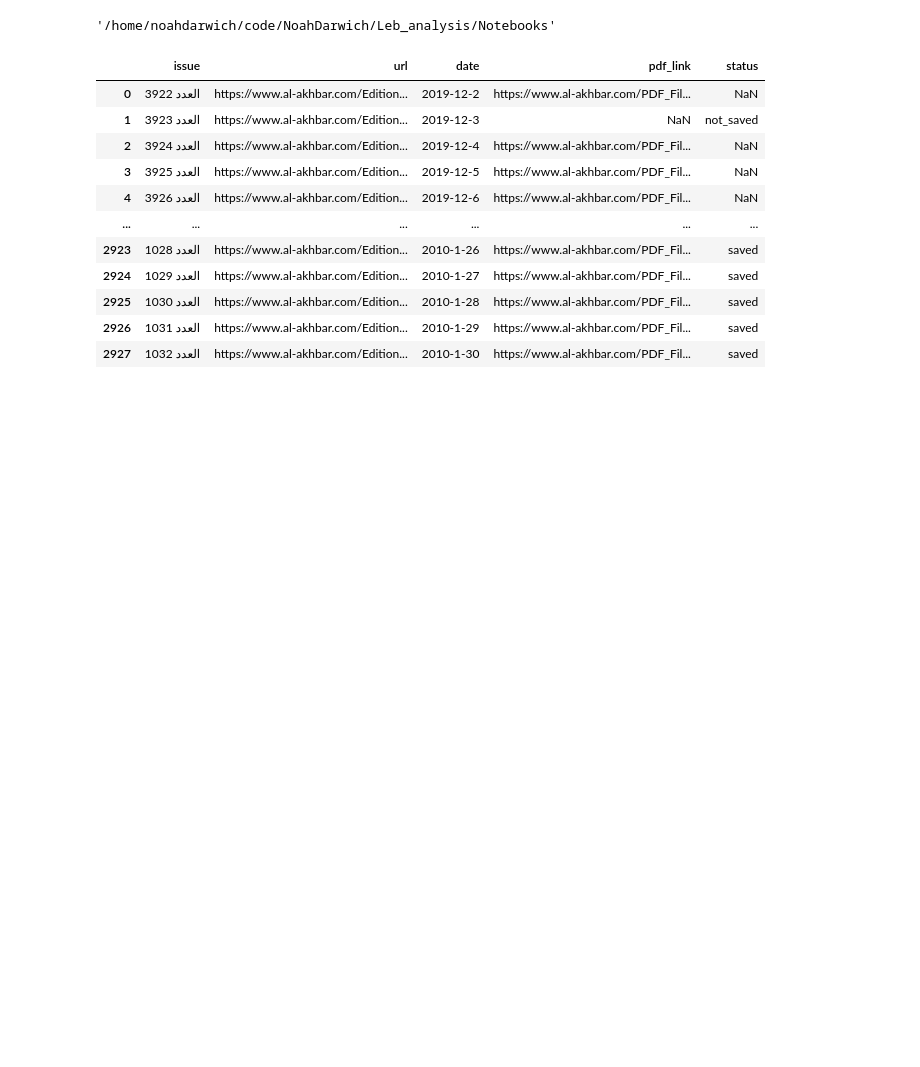
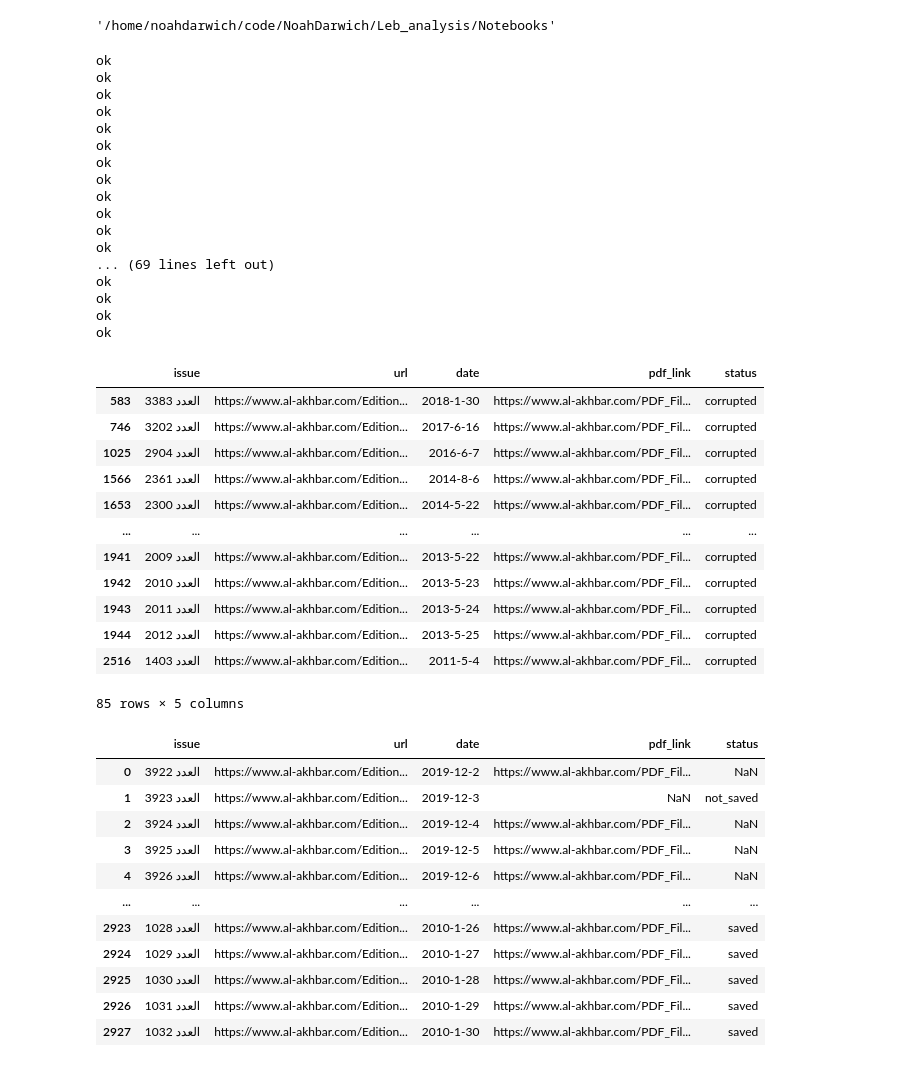
Before and after one commit to NoahDarwich/Leb_analysis, a Jupyter notebook: Notebooks/webscrape.ipynb, the cells around one changed output. Saved outputs shown, nothing was run; the diff lists cells and outputs as text; code cells hidden in the pictures; blank space fills up the shorter version.

Commit message:
uploaded all files

```diff
--- a/Notebooks/webscrape.ipynb
+++ b/Notebooks/webscrape.ipynb
@@ -212,3 +209,69 @@ df_results
+# %%
+def save_pdfs_(df,creds):
+
+    service = build('drive', 'v3', credentials=creds)
+
+    for _,row in df.iterrows():
+        name = row['date'] +'.pdf'
+        link = row['pdf_link']
+        folder_id = '1OIT-XMGYtQd-EPNParT8dDVegLih-NZc'
+        results = service.files().list(q=f"mimeType != 'application/vnd.google-apps.folder' and trashed = false and name='{name}' and '{folder_id}' in parents",fields="nextPageToken, files(id, name)").execute()
+        files = results.get("files", [])
+        if files:
+            print(F'file with name {name} already exists in the folder')
+        else:
+            response = requests.get(link)
+            file = tempfile.NamedTemporaryFile()
+            file.write(response.content)
+            file.seek(0)
+
+            file_metadata = {'name': name,'parents':[folder_id]}
+
+            media = MediaFileUpload(file.name,
+                                mimetype='application/pdf')
+
+            service.files().create(body=file_metadata, media_body=media, fields='id').execute()
+            print('ok')
+
+    return df
+# %%
+df_results = pd.read_csv('df_results.csv', index_col=0)
+# %%
+df = df_results[df_results['status'] == 'corrupted']
+
+df_ = save_pdfs_(df,creds)
+df_
+# %% [output]
+ok
+ok
+ok
+ok
+ok
+ok
+ok
+ok
+ok
+ok
+ok
+ok
+... (69 lines left out)
+ok
+ok
+ok
+ok
+|  | issue | url | date | pdf_link | status |
+| 583 | العدد 3383 | https://www.al-akhbar.com/Edition... | 2018-1-30 | https://www.al-akhbar.com/PDF_Fil... | corrupted |
+| 746 | العدد 3202 | https://www.al-akhbar.com/Edition... | 2017-6-16 | https://www.al-akhbar.com/PDF_Fil... | corrupted |
+| 1025 | العدد 2904 | https://www.al-akhbar.com/Edition... | 2016-6-7 | https://www.al-akhbar.com/PDF_Fil... | corrupted |
+| 1566 | العدد 2361 | https://www.al-akhbar.com/Edition... | 2014-8-6 | https://www.al-akhbar.com/PDF_Fil... | corrupted |
+| 1653 | العدد 2300 | https://www.al-akhbar.com/Edition... | 2014-5-22 | https://www.al-akhbar.com/PDF_Fil... | corrupted |
+| ... | ... | ... | ... | ... | ... |
+| 1941 | العدد 2009 | https://www.al-akhbar.com/Edition... | 2013-5-22 | https://www.al-akhbar.com/PDF_Fil... | corrupted |
+| 1942 | العدد 2010 | https://www.al-akhbar.com/Edition... | 2013-5-23 | https://www.al-akhbar.com/PDF_Fil... | corrupted |
+| 1943 | العدد 2011 | https://www.al-akhbar.com/Edition... | 2013-5-24 | https://www.al-akhbar.com/PDF_Fil... | corrupted |
+| 1944 | العدد 2012 | https://www.al-akhbar.com/Edition... | 2013-5-25 | https://www.al-akhbar.com/PDF_Fil... | corrupted |
+| 2516 | العدد 1403 | https://www.al-akhbar.com/Edition... | 2011-5-4 | https://www.al-akhbar.com/PDF_Fil... | corrupted |
+85 rows × 5 columns
 # %%
 df_results.to_csv('df_results.csv')
 # %%
```
Also changed, not shown: parts of 1 cell of this notebook, 3 other files.
